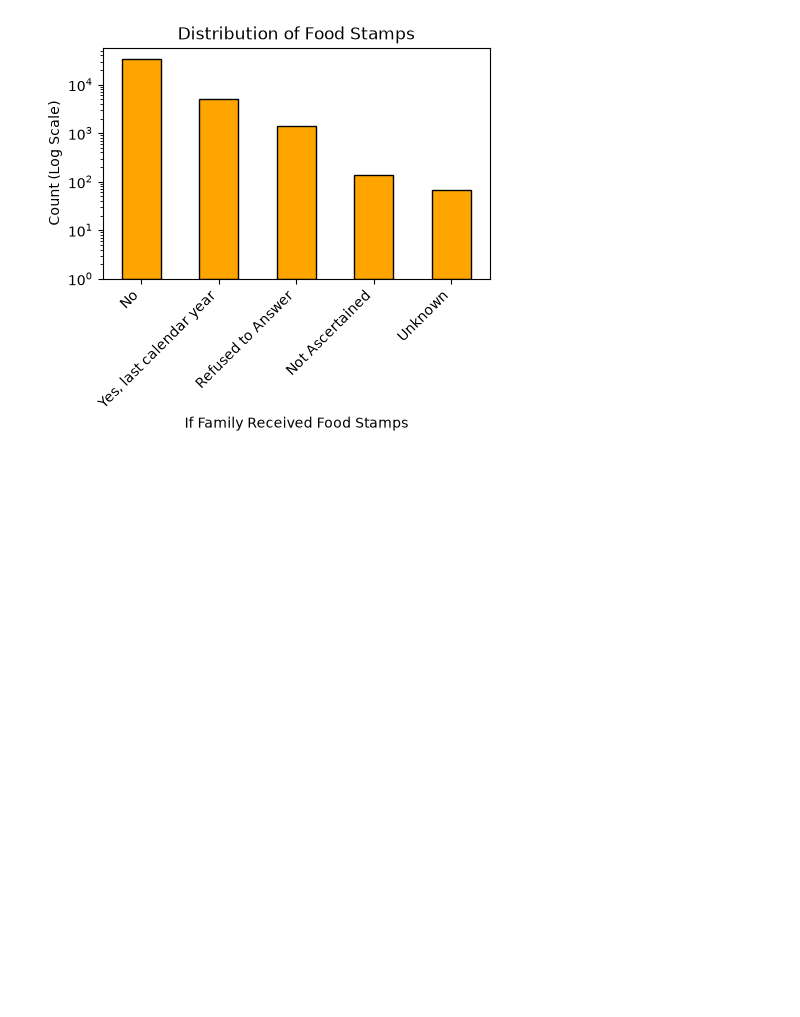
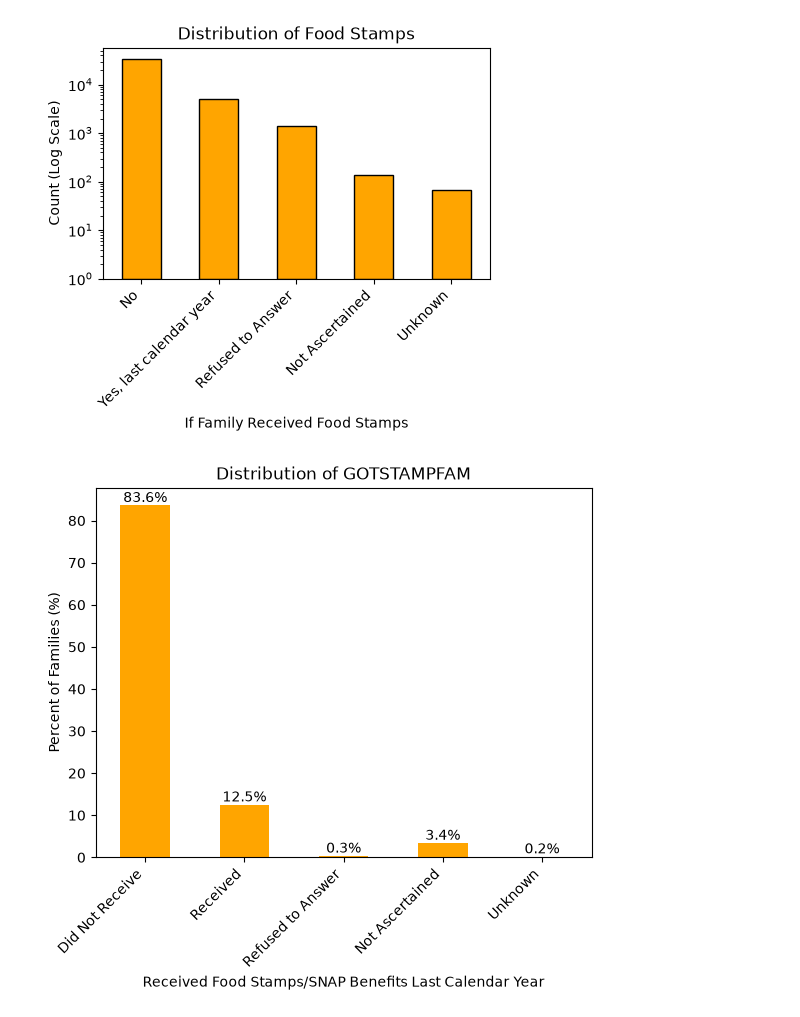
Before and after one commit to PrasannaNagarajan/DATA1030_Project_, a Jupyter notebook: app/eda_gotstampfam.ipynb, the cells around one changed output. Cells and saved outputs as stored; diff of their text form; code cells hidden in the pictures; blank space fills up the shorter version.

Commit message:
added decs graph

```diff
--- a/app/eda_gotstampfam.ipynb
+++ b/app/eda_gotstampfam.ipynb
@@ -52,3 +46,18 @@ plt.title('Distribution of Food Stamps')
 plt.show()
 # %% [output]
 [figure]
+# %%
+labels = {10:'Did Not Receive', 21:'Received', 70:'Refused to Answer',
+          80:'Not Ascertained', 90:'Unknown'}
+pct = (df['GOTSTAMPFAM'].value_counts(normalize=True)*100).sort_index()
+pct.index = pct.index.map(labels)
+
+ax = pct.plot.bar(color='orange')
+ax.bar_label(ax.containers[0], fmt='%.1f%%')
+plt.xticks(rotation=45, ha='right')
+plt.xlabel('Received Food Stamps/SNAP Benefits Last Calendar Year')
+plt.ylabel('Percent of Families (%)')
+plt.title('Distribution of GOTSTAMPFAM')
+plt.show()
+# %% [output]
+[figure, added]
```
Also changed, not shown: parts of 1 cell of this notebook, 2 other files.
